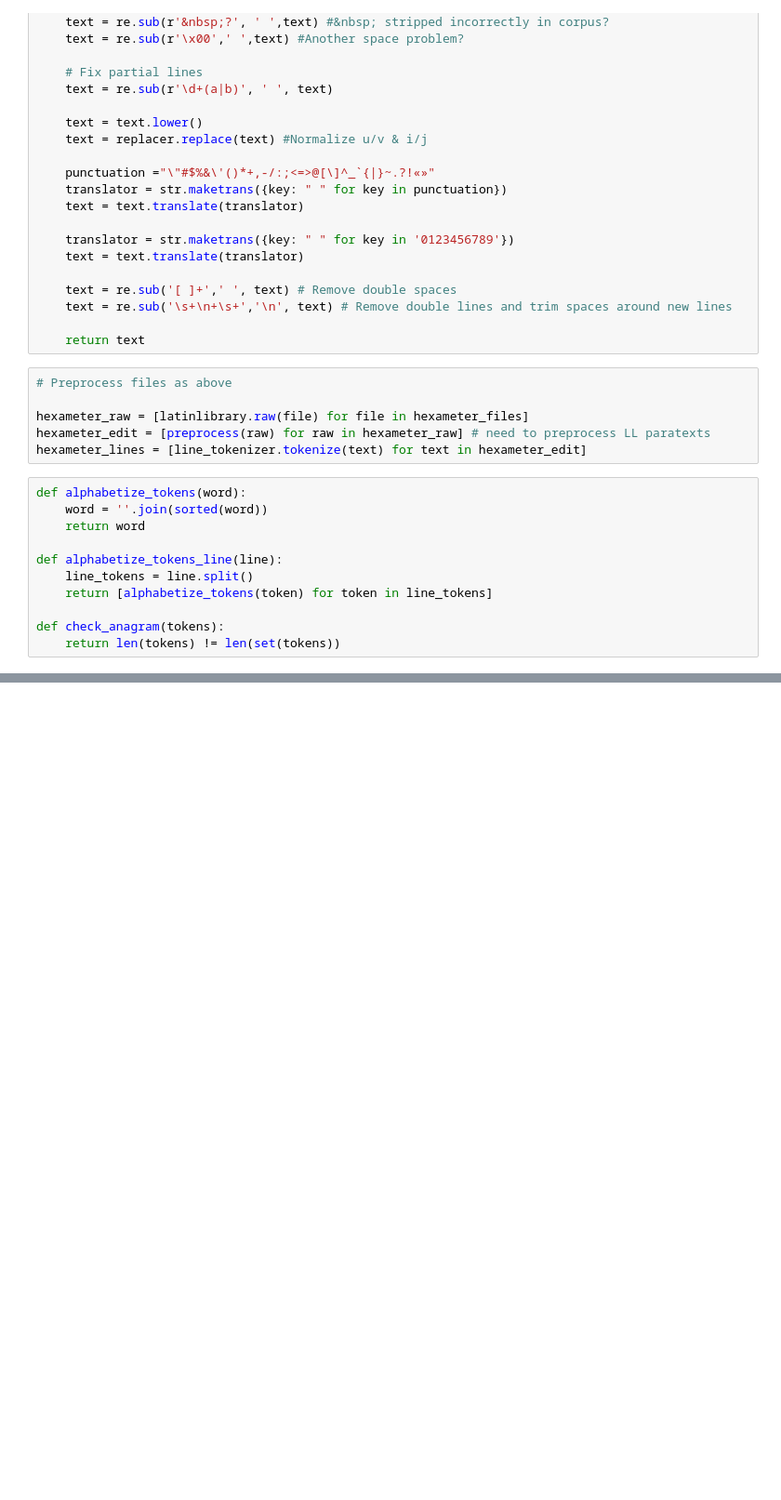
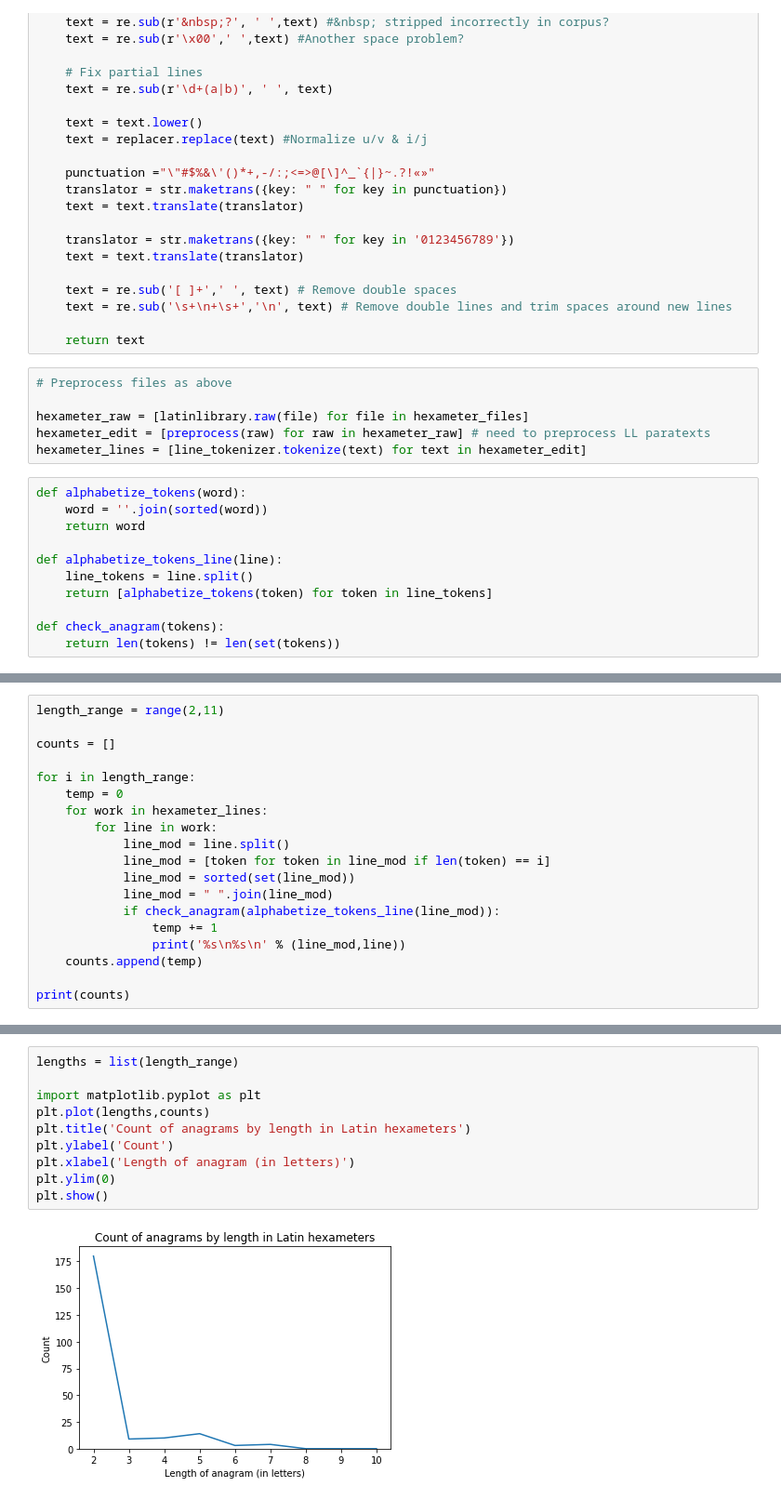
Before and after one commit to diyclassics/ll-experiments, a Jupyter notebook: line-anagrams.ipynb, the cells around one changed output, grey strips where cells are left out. Shown at 93% size. Cells and saved outputs as stored; diff of their text form; blank space fills up the shorter version.

Commit message:
Add plot by anagram length

```diff
--- a/line-anagrams.ipynb
+++ b/line-anagrams.ipynb
@@ -161,3 +161,22 @@ pinifero fractaeque ruunt super agmina rupes
 saeua ma gis thalamos excussaque uincla quod ausae
 arbitrio manet illa tamen iactura nec umquam
 21
+# %%
+length_range = range(2,11)
+
+counts = []
+
+for i in length_range:
+    temp = 0
+    for work in hexameter_lines:
+        for line in work:
+            line_mod = line.split()
+            line_mod = [token for token in line_mod if len(token) == i]
+            line_mod = sorted(set(line_mod))
+            line_mod = " ".join(line_mod)
+            if check_anagram(alphabetize_tokens_line(line_mod)):
+                temp += 1
+                print('%s\n%s\n' % (line_mod,line))
+    counts.append(temp)
+
+print(counts)
@@ -163,0 +201,12 @@ arbitrio manet illa tamen iactura nec umquam
+# %%
+lengths = list(length_range)
+
+import matplotlib.pyplot as plt
+plt.plot(lengths,counts)
+plt.title('Count of anagrams by length in Latin hexameters')
+plt.ylabel('Count')
+plt.xlabel('Length of anagram (in letters)')
+plt.ylim(0)
+plt.show()
+# %% [output]
+[figure, added]
```
Also changed, not shown: parts of 3 cells of this notebook.
